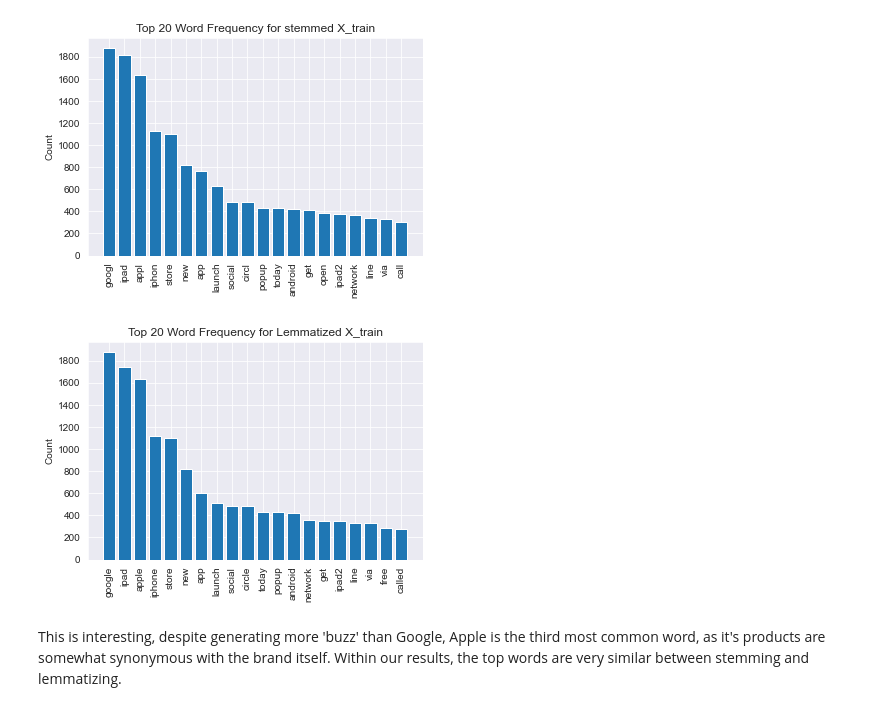
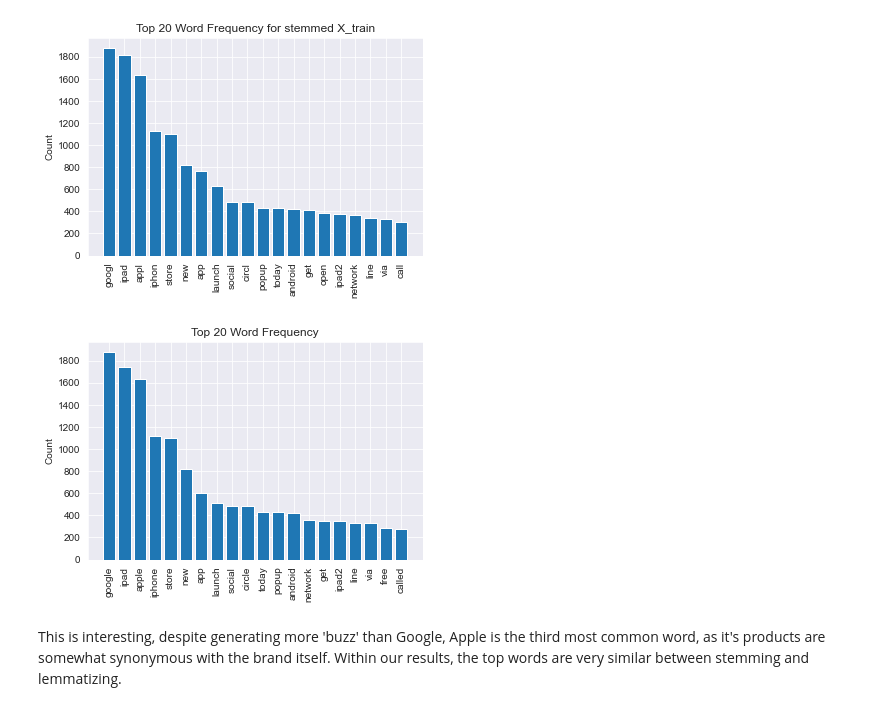
Before and after one commit to cmhollman/Phase_4_Project, a Jupyter notebook: Twitter_NLP.ipynb, the cells around one changed output. Cells and saved outputs as stored; diff of their text form; code cells hidden in the pictures.

```diff
--- a/Twitter_NLP.ipynb
+++ b/Twitter_NLP.ipynb
@@ -374,11 +388,11 @@ visualize_top_20(train_freq_dist, "Top 20 Word Frequency for stemmed X_train")
 # %%
 # Create a frequency distribution for X_train
 train_freq_dist = FreqDist(X_train["lemmatized_text"].explode())
 
 # Plot the top 20 tokens
-visualize_top_20(train_freq_dist, "Top 20 Word Frequency for Lemmatized X_train")
+visualize_top_20(train_freq_dist, "Top 20 Word Frequency")
 # %% [output]
-[figure, old version]
+[figure, new version]
 # %% [markdown]
 This is interesting, despite generating more 'buzz' than Google, Apple is the third most common word, as it's products are somewhat synonymous with the brand itself. Within our results, the top words are very similar between stemming and lemmatizing.
 # %% [markdown]
```
Also changed, not shown: parts of 23 cells of this notebook, 2 other files.
